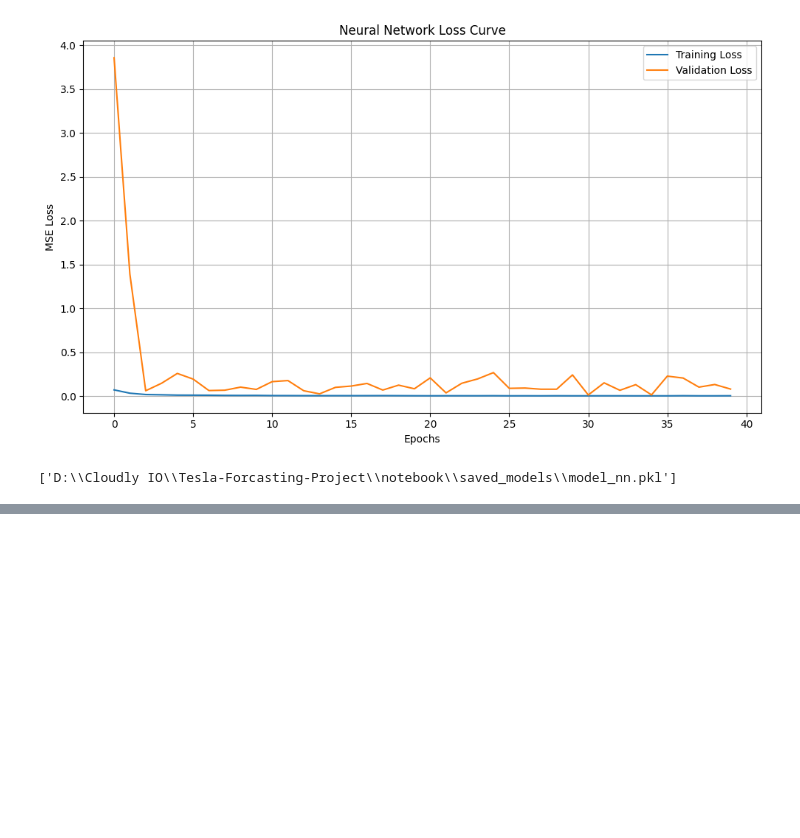
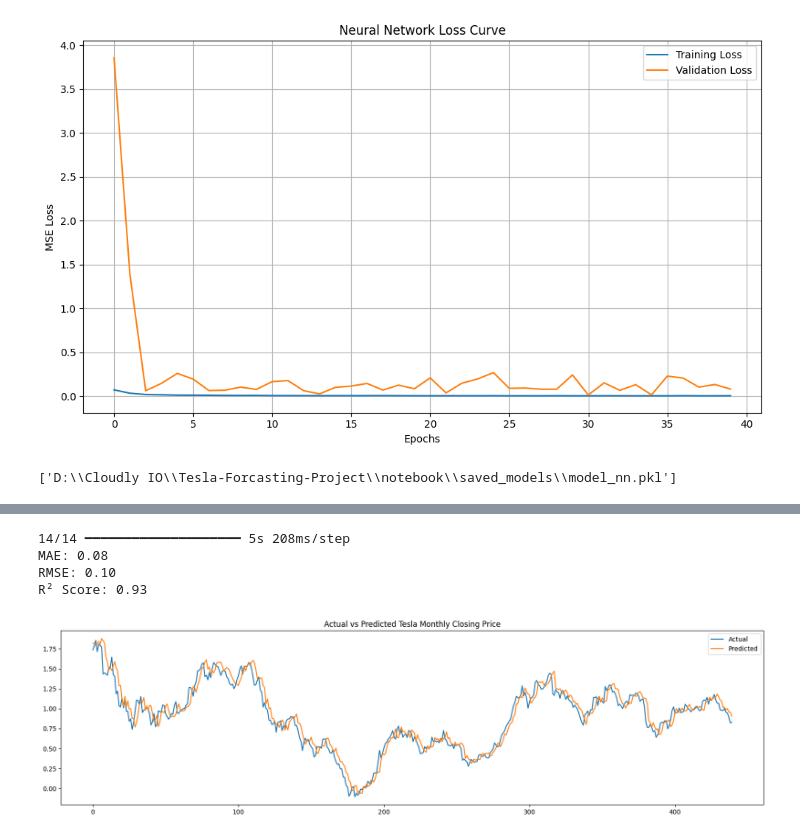
Before and after one commit to Ariful-Islam-Shakil/Tesla-Forcasting-Project, a Jupyter notebook: notebook/model_training.ipynb, the cells around one changed output, grey strips where cells are left out. Saved outputs shown, nothing was run; the diff lists cells and outputs as text; code cells hidden in the pictures; blank space fills up the shorter version.

```diff
--- a/notebook/model_training.ipynb
+++ b/notebook/model_training.ipynb
@@ -248,0 +464,9 @@ joblib.dump(model_nn, r'D:\Cloudly IO\Tesla-Forcasting-Project\notebook\saved_mo
+# %%
+# evaluate_model(model_gru, X_train_RNN, y_train_RNN)
+evaluate_model(model_gru, X_test_RNN, y_test_RNN)
+# %% [output]
+14/14 ━━━━━━━━━━━━━━━━━━━━ 5s 208ms/step
+MAE: 0.08
+RMSE: 0.10
+R² Score: 0.93
+[figure, added]
```
Also changed, not shown: parts of 17 cells of this notebook.
